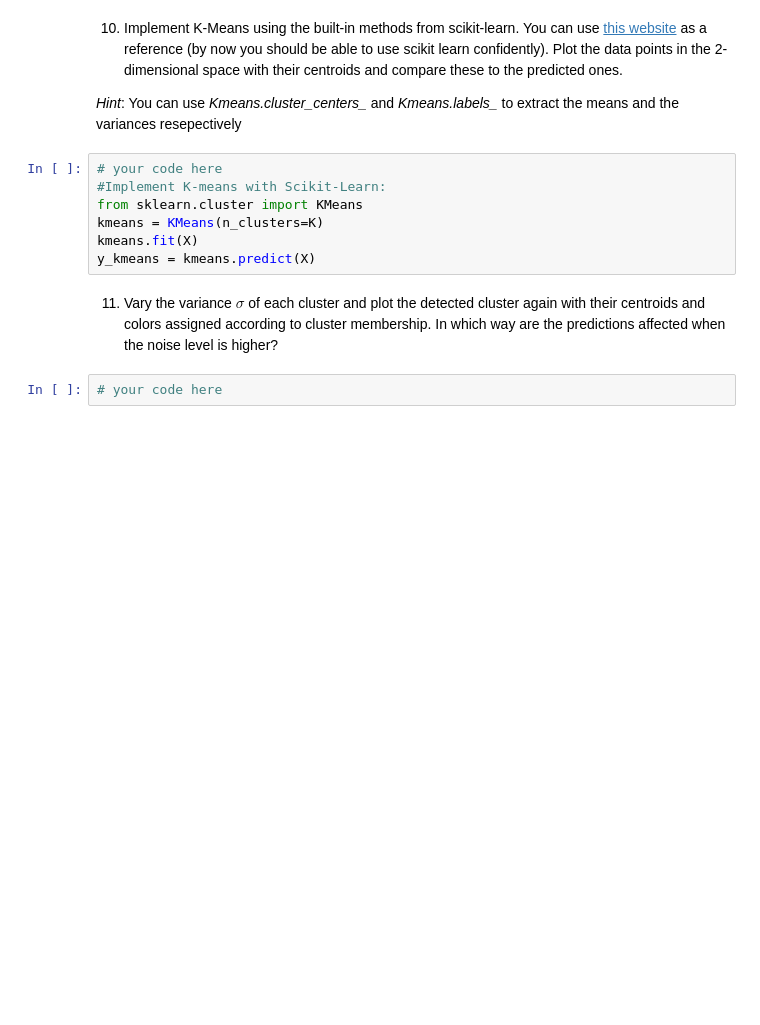
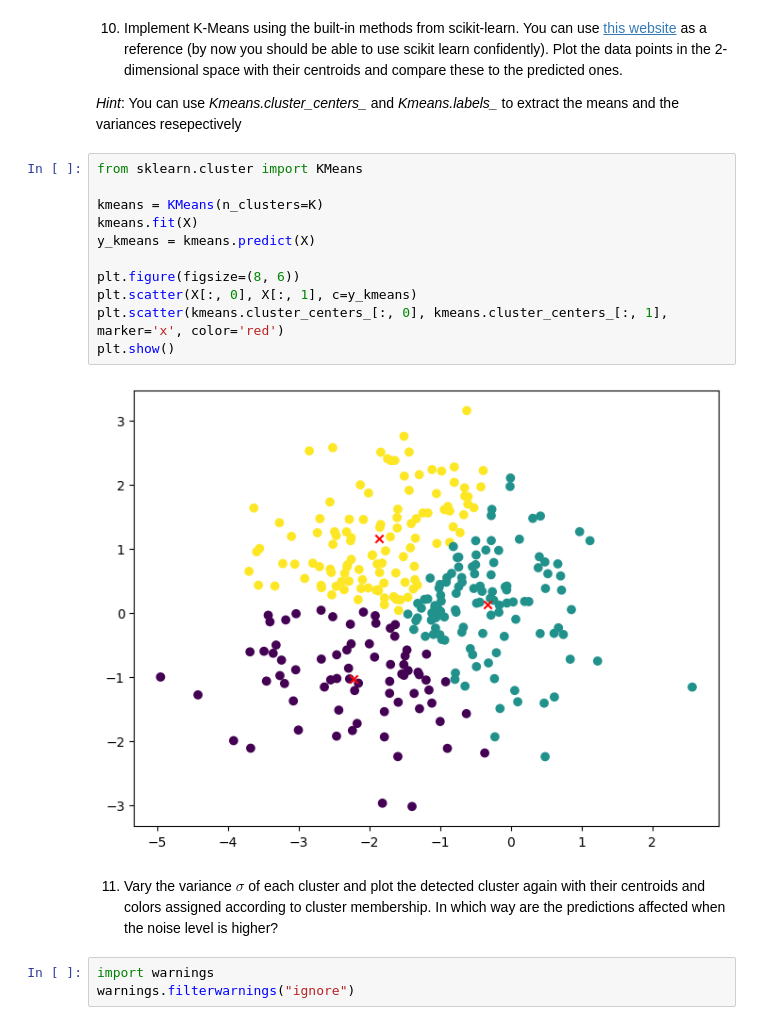
Before and after one commit to fpalmisa/FundamentalLearningEPFL, a Jupyter notebook: TP12/[exercise]unsupervised_learning.ipynb, the cells around one changed output. Saved outputs shown, nothing was run; the diff lists cells and outputs as text; blank space fills up the shorter version.

Commit message:
UnsupervisedLearningTP12_Finish

```diff
--- a/TP12/[exercise]unsupervised_learning.ipynb
+++ b/TP12/[exercise]unsupervised_learning.ipynb
@@ -384,14 +404,21 @@ plt.show()
 10) Implement K-Means using the built-in methods from scikit-learn. You can use [this website](https://scikit-learn.org/stable/modules/generated/sklearn.cluster.KMeans.html) as a reference (by now you should be able to use scikit learn confidently). Plot the data points in the 2-dimensional space with their centroids and compare these to the predicted ones.
 
 _Hint_: You can use *Kmeans.cluster_centers_* and *Kmeans.labels_* to extract the means and the variances resepectively
-# %%
-# your code here
-#Implement K-means with Scikit-Learn:
-from sklearn.cluster import KMeans
-kmeans = KMeans(n_clusters=K)
-kmeans.fit(X)
-y_kmeans = kmeans.predict(X)
+# %%
+from sklearn.cluster import KMeans
+
+kmeans = KMeans(n_clusters=K)
+kmeans.fit(X)
+y_kmeans = kmeans.predict(X)
+
+plt.figure(figsize=(8, 6))
+plt.scatter(X[:, 0], X[:, 1], c=y_kmeans)
+plt.scatter(kmeans.cluster_centers_[:, 0], kmeans.cluster_centers_[:, 1], marker='x', color='red')
+plt.show()
+# %% [output]
+[figure, added]
 # %% [markdown]
 11) Vary the variance $\sigma$ of each cluster and plot the detected cluster again with their centroids and colors assigned according to cluster membership. In which way are the predictions affected when the noise level is higher?
-# %%
-# your code here
+# %%
+import warnings
+warnings.filterwarnings("ignore")
```
Also changed, not shown: parts of 12 cells of this notebook.
